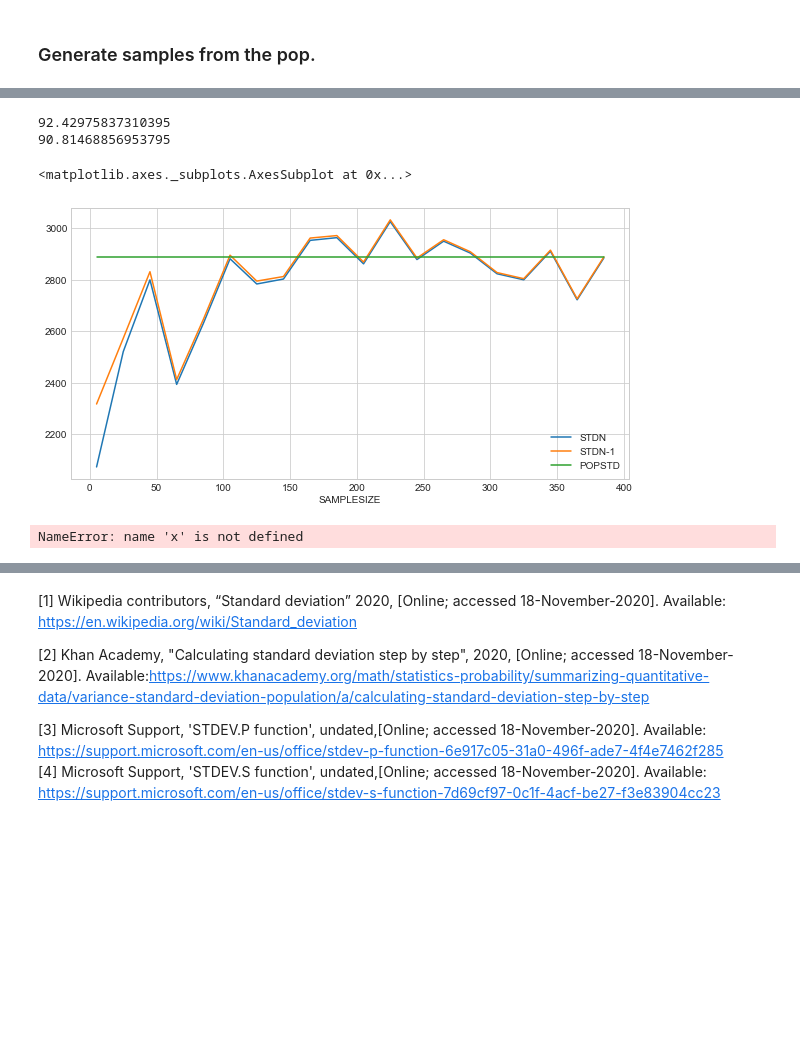
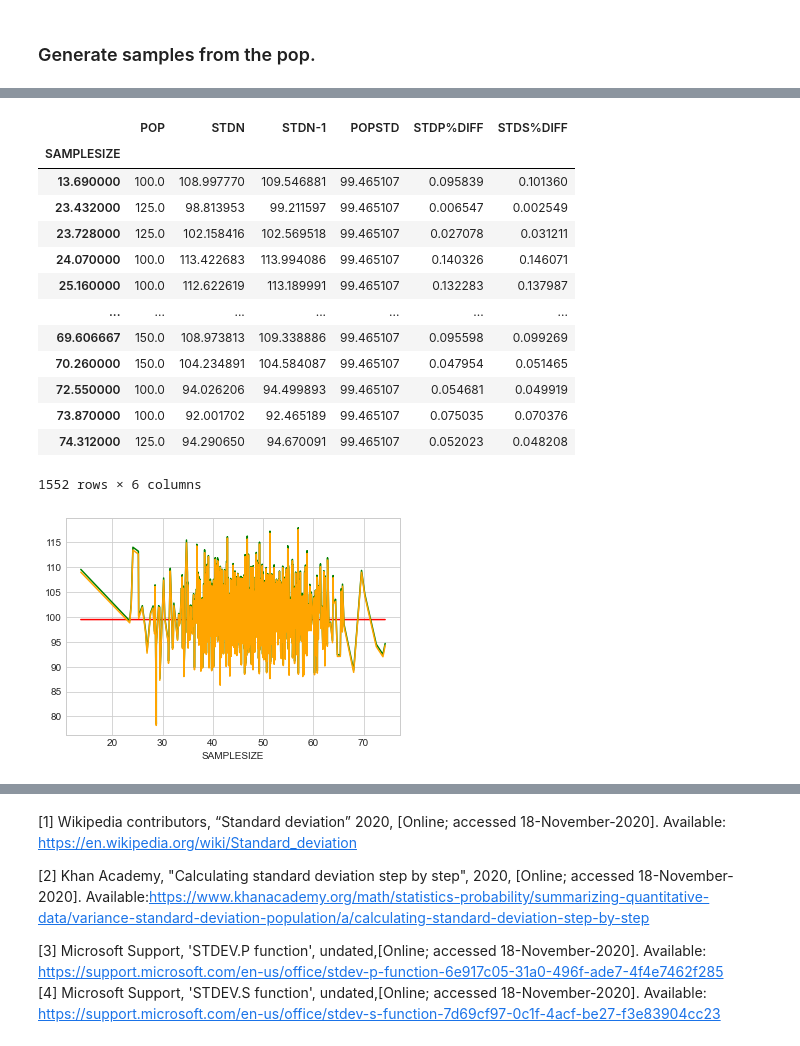
Before and after one commit to fionaoriordan/MLS_Tasks, a Jupyter notebook: Tasks.ipynb, the cells around one changed output, grey strips where cells are left out. Saved outputs shown, nothing was run; the diff lists cells and outputs as text; code cells hidden in the pictures; blank space fills up the shorter version.

```diff
--- a/Tasks.ipynb
+++ b/Tasks.ipynb
@@ -477,11 +452,9 @@ mylist = []
 for samplesize in samplesizes:
     # repeat test for each sample 100 times.
     for i in range(0,100):
-        sample = np.random.choice(pop, samplesize, replace=False)
-        mylist.append([samplesize, np.std(sample), np.std(sample, ddof=1), np.mean(sample),
+        sample = np.random.choice(pop, samplesize)
+        mylist.append([samplesize, np.mean(sample),
                 np.sqrt(np.sum((sample - np.mean(sample))**2)/len(sample)),
                 np.sqrt(np.sum((sample - np.mean(sample))**2)/(len(sample)-1))
                   ])
-        print(i)
-
 #     np.sqrt(np.sum((x - np.mean(x))**2)/len(x))
@@ -506,9 +461,9 @@ for samplesize in samplesizes:
 # %%
-data1 = np.array(list(mylist))
-df = pd.DataFrame(mylist, columns=["SAMPLESIZE","STDN", "STDN-1", "MEAN", "STDNIAN", "STDN-1IAN"])
+# data1 = np.array(list(mylist))
+df = pd.DataFrame(mylist, columns=["POP","SAMPLESIZE","STDN", "STDN-1"])
 df['POPSTD'] = popstd
 #  adapted from https://stackoverflow.com/a/48867801
 
-df['STDPDIFF'] = (df['STDN'] - df['POPSTD']).abs()
-df['STDSDIFF'] = (df['STDN-1'] - df['POPSTD']).abs()
+df['STDP%DIFF'] = ((df['STDN'] - df['POPSTD']).abs())/df['POPSTD']
+df['STDS%DIFF'] = ((df['STDN-1'] - df['POPSTD']).abs())/df['POPSTD']
 dfsorted = df.sort_values(by=['SAMPLESIZE'])
@@ -529,25 +470,25 @@ dfsorted = df.sort_values(by=['SAMPLESIZE'])
 # %%
 
-print(df["STDPDIFF"].mean())
-print(df["STDSDIFF"].mean())
-# sns.scatterplot(data=df, x="STD", y="MEAN", hue="STDTYPE")
-# plt.plot(popstd,popmean, 'ro')
-# df
+# print(df["STDPDIFF"].mean())
+# print(df["STDSDIFF"].mean())
+# # sns.scatterplot(data=df, x="STD", y="MEAN", hue="STDTYPE")
+# # plt.plot(popstd,popmean, 'ro')
+# # df
+# https://stackoverflow.com/questions/30328646/python-pandas-group-by-in-group-by-and-average
+dfmean = dfsorted.groupby(['SAMPLESIZE']).mean()
+dfmean
 # %% [output]
+|  | POP | STDN | STDN-1 | POPSTD | STDP%DIFF | STDS%DIFF |
+| SAMPLESIZE |  |  |  |  |  |  |
+| 13.690000 | 100.0 | 108.997770 | 109.546881 | 99.465107 | 0.095839 | 0.101360 |
+| 23.432000 | 125.0 | 98.813953 | 99.211597 | 99.465107 | 0.006547 | 0.002549 |
+| 23.728000 | 125.0 | 102.158416 | 102.569518 | 99.465107 | 0.027078 | 0.031211 |
+| 24.070000 | 100.0 | 113.422683 | 113.994086 | 99.465107 | 0.140326 | 0.146071 |
+| 25.160000 | 100.0 | 112.622619 | 113.189991 | 99.465107 | 0.132283 | 0.137987 |
+| ... | ... | ... | ... | ... | ... | ... |
+| 69.606667 | 150.0 | 108.973813 | 109.338886 | 99.465107 | 0.095598 | 0.099269 |
+| 70.260000 | 150.0 | 104.234891 | 104.584087 | 99.465107 | 0.047954 | 0.051465 |
+| 72.550000 | 100.0 | 94.026206 | 94.499893 | 99.465107 | 0.054681 | 0.049919 |
+| 73.870000 | 100.0 | 92.001702 | 92.465189 | 99.465107 | 0.075035 | 0.070376 |
+| 74.312000 | 125.0 | 94.290650 | 94.670091 | 99.465107 | 0.052023 | 0.048208 |
-92.42975837310395
-90.81468856953795
+1552 rows × 6 columns
-# %%
-dfsorted.plot(x = "SAMPLESIZE",y=['STDN', 'STDN-1','POPSTD'], figsize=(10,5), grid=True, use_index=True)
-# %% [output]
-<matplotlib.axes._subplots.AxesSubplot at 0x...>
-[figure, removed]
-# %%
-unbiasedstd = np.sqrt((np.sum((x - np.mean(x))**2)/len(x-1)))
-print(format(unbiasedstd, '.56f'))
-print(format(np.std(x, ddof=1), '.56f'))
-print(format(np.std(x, ddof=1, dtype=np.float64), '.56f'))
-print(format(np.sum((x - np.mean(x))**2)/len(x), '.56f'))
-print(format(np.sum((x - np.mean(x))**2)/len(x-1), '.56f'))
-# need to use np.std
-# %% [output]
-NameError: name 'x' is not defined
@@ -556,0 +495,8 @@ np.random.randn(10)
+# %%
+plt.plot(dfmean.index, dfmean['POPSTD'], color = 'red')
+plt.plot(dfmean.index, dfmean['STDN-1'], color='green')
+plt.plot(dfmean.index, dfmean['STDN'],color='orange')
+plt.xlabel('SAMPLESIZE')
+plt.show()
+# %% [output]
+[figure, added]
```
Also changed, not shown: parts of 19 cells of this notebook.
